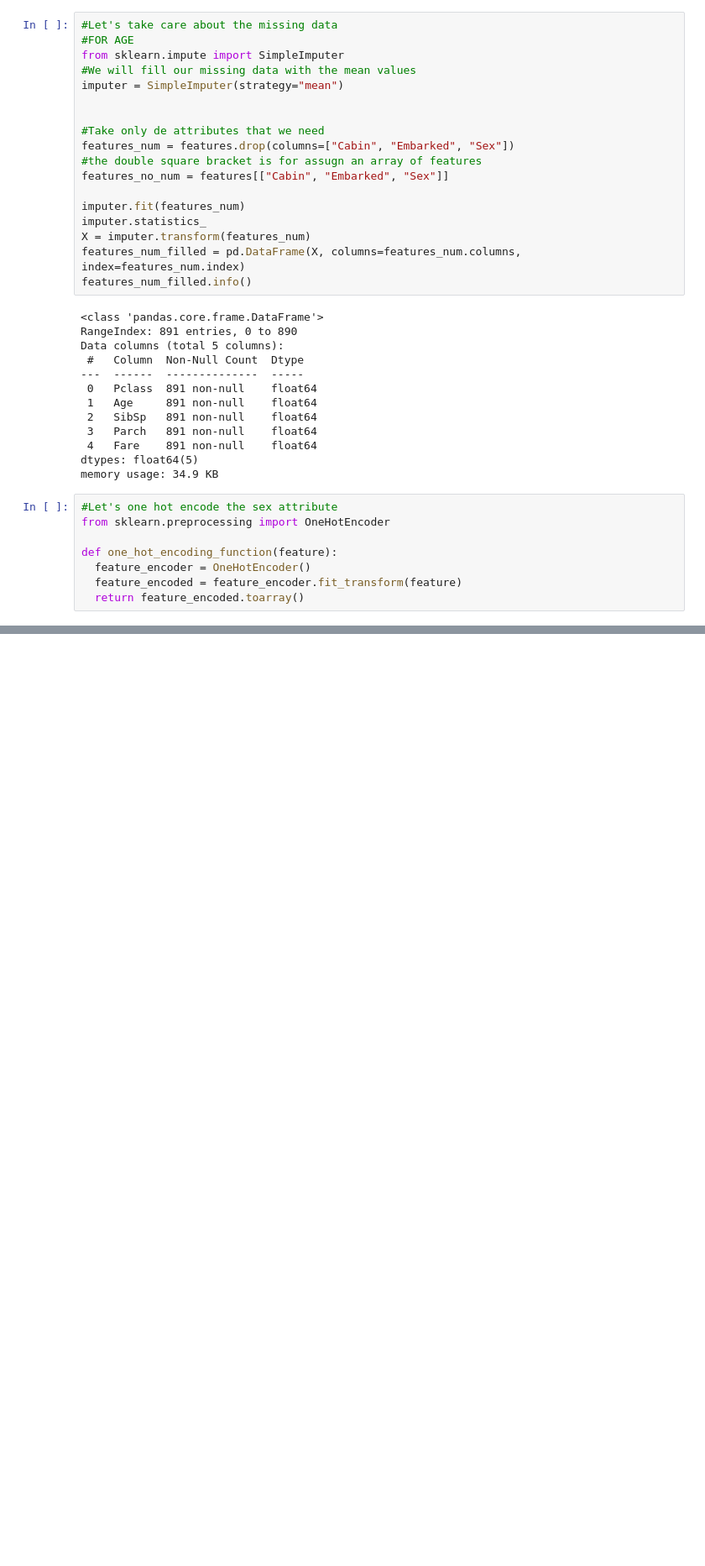
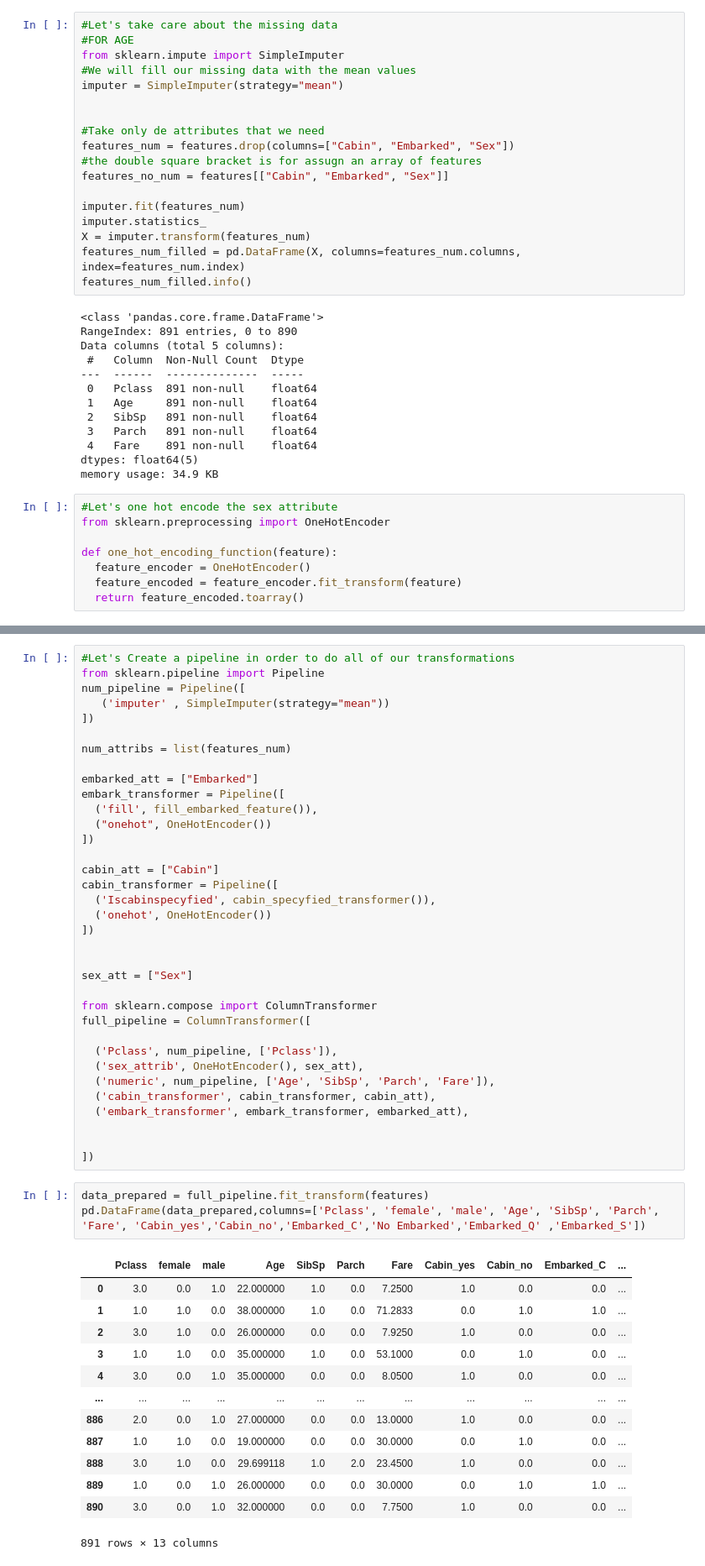
Before and after one commit to JesusNoelValMo/Machine_Learning_Book, a Jupyter notebook: Chapter_3_Classification/Chapter_3_Exercise_3/Chapter_3_Exercise_3.ipynb, the cells around one changed output, grey strips where cells are left out. Shown at 84% size. Saved outputs shown, nothing was run; the diff lists cells and outputs as text; blank space fills up the shorter version.

```diff
--- a/Chapter_3_Classification/Chapter_3_Exercise_3/Chapter_3_Exercise_3.ipynb
+++ b/Chapter_3_Classification/Chapter_3_Exercise_3/Chapter_3_Exercise_3.ipynb
@@ -161,0 +205,52 @@ See the caveats in the documentation: https://pandas.pydata.org/pandas-docs/stab
+# %%
+#Let's Create a pipeline in order to do all of our transformations
+from sklearn.pipeline import Pipeline
+num_pipeline = Pipeline([
+   ('imputer' , SimpleImputer(strategy="mean"))
+])
+
+num_attribs = list(features_num)
+
+embarked_att = ["Embarked"]
+embark_transformer = Pipeline([
+  ('fill', fill_embarked_feature()),
+  ("onehot", OneHotEncoder())
+])
+
+cabin_att = ["Cabin"]
+cabin_transformer = Pipeline([
+  ('Iscabinspecyfied', cabin_specyfied_transformer()),
+  ('onehot', OneHotEncoder())
+])
+
+
+sex_att = ["Sex"]
+
+from sklearn.compose import ColumnTransformer
+full_pipeline = ColumnTransformer([
+
+  ('Pclass', num_pipeline, ['Pclass']),
+  ('sex_attrib', OneHotEncoder(), sex_att),
+  ('numeric', num_pipeline, ['Age', 'SibSp', 'Parch', 'Fare']),
+  ('cabin_transformer', cabin_transformer, cabin_att),
+  ('embark_transformer', embark_transformer, embarked_att),
+
+
+])
+# %%
+data_prepared = full_pipeline.fit_transform(features)
+pd.DataFrame(data_prepared,columns=['Pclass', 'female', 'male', 'Age', 'SibSp', 'Parch', 'Fare', 'Cabin_yes','Cabin_no','Embarked_C','No Embarked','Embarked_Q' ,'Embarked_S'])
+# %% [output]
+|  | Pclass | female | male | Age | SibSp | Parch | Fare | Cabin_yes | Cabin_no | Embarked_C | ... |
+| 0 | 3.0 | 0.0 | 1.0 | 22.000000 | 1.0 | 0.0 | 7.2500 | 1.0 | 0.0 | 0.0 | ... |
+| 1 | 1.0 | 1.0 | 0.0 | 38.000000 | 1.0 | 0.0 | 71.2833 | 0.0 | 1.0 | 1.0 | ... |
+| 2 | 3.0 | 1.0 | 0.0 | 26.000000 | 0.0 | 0.0 | 7.9250 | 1.0 | 0.0 | 0.0 | ... |
+| 3 | 1.0 | 1.0 | 0.0 | 35.000000 | 1.0 | 0.0 | 53.1000 | 0.0 | 1.0 | 0.0 | ... |
+| 4 | 3.0 | 0.0 | 1.0 | 35.000000 | 0.0 | 0.0 | 8.0500 | 1.0 | 0.0 | 0.0 | ... |
+| ... | ... | ... | ... | ... | ... | ... | ... | ... | ... | ... | ... |
+| 886 | 2.0 | 0.0 | 1.0 | 27.000000 | 0.0 | 0.0 | 13.0000 | 1.0 | 0.0 | 0.0 | ... |
+| 887 | 1.0 | 1.0 | 0.0 | 19.000000 | 0.0 | 0.0 | 30.0000 | 0.0 | 1.0 | 0.0 | ... |
+| 888 | 3.0 | 1.0 | 0.0 | 29.699118 | 1.0 | 2.0 | 23.4500 | 1.0 | 0.0 | 0.0 | ... |
+| 889 | 1.0 | 0.0 | 1.0 | 26.000000 | 0.0 | 0.0 | 30.0000 | 0.0 | 1.0 | 1.0 | ... |
+| 890 | 3.0 | 0.0 | 1.0 | 32.000000 | 0.0 | 0.0 | 7.7500 | 1.0 | 0.0 | 0.0 | ... |
+891 rows × 13 columns
```
Also changed, not shown: parts of 8 cells of this notebook.
